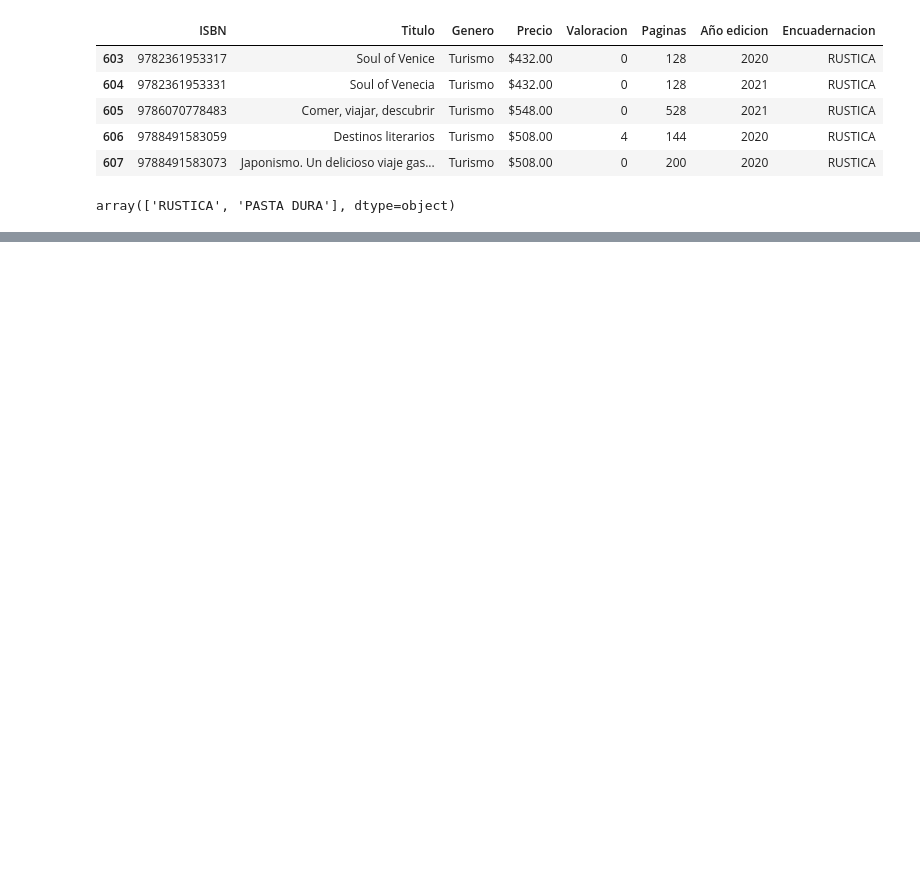
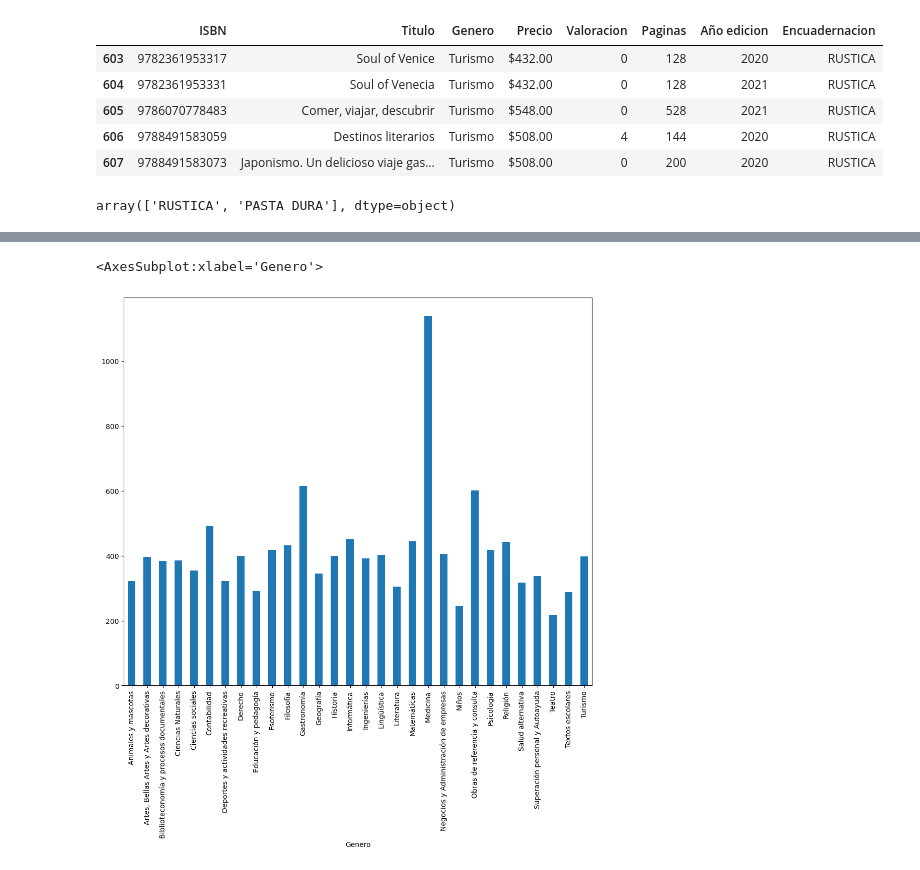
Before and after one commit to jmlopezfabian/WebScraping, a Jupyter notebook: analisis.ipynb, the cells around one changed output, grey strips where cells are left out. Saved outputs shown, nothing was run; the diff lists cells and outputs as text; code cells hidden in the pictures; blank space fills up the shorter version.

```diff
--- a/analisis.ipynb
+++ b/analisis.ipynb
@@ -31,0 +32,3 @@ plt.show()
+# %%
+medias_por_genero = df.groupby('Genero')['Precio'].mean()
+medias_por_genero
@@ -31,0 +53,6 @@ plt.show()
+# %%
+plt.figure(figsize=(12,10))
+medias_por_genero.plot(kind = "bar")
+# %% [output]
+<AxesSubplot:xlabel='Genero'>
+[figure, added]
```
Also changed, not shown: parts of 9 cells of this notebook.
